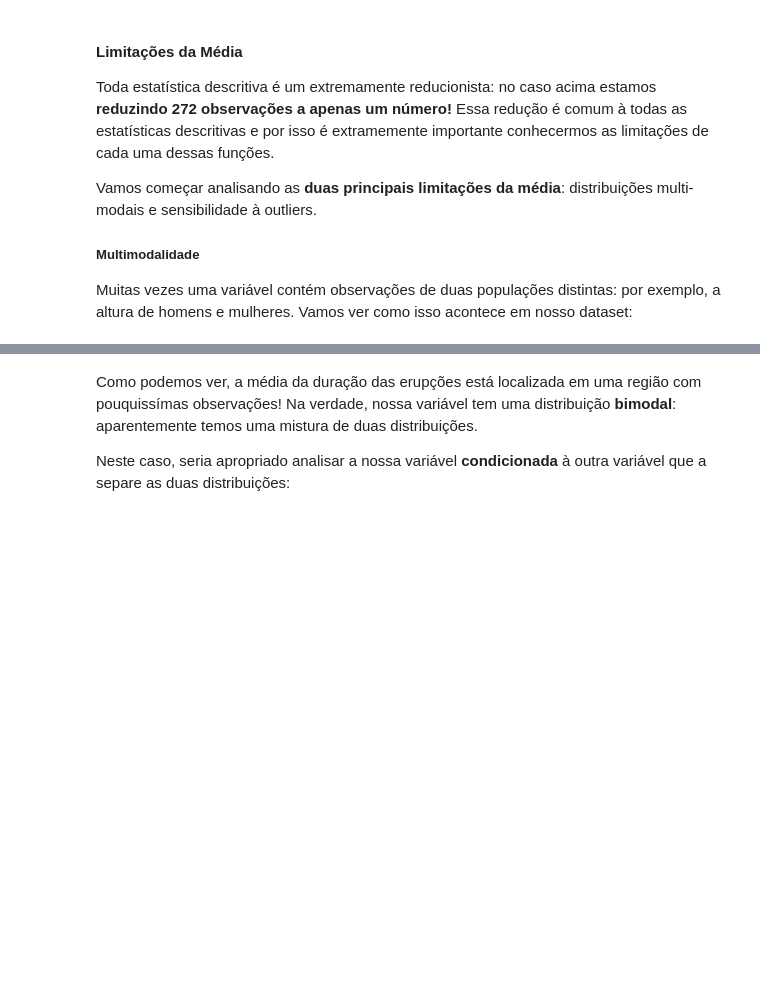
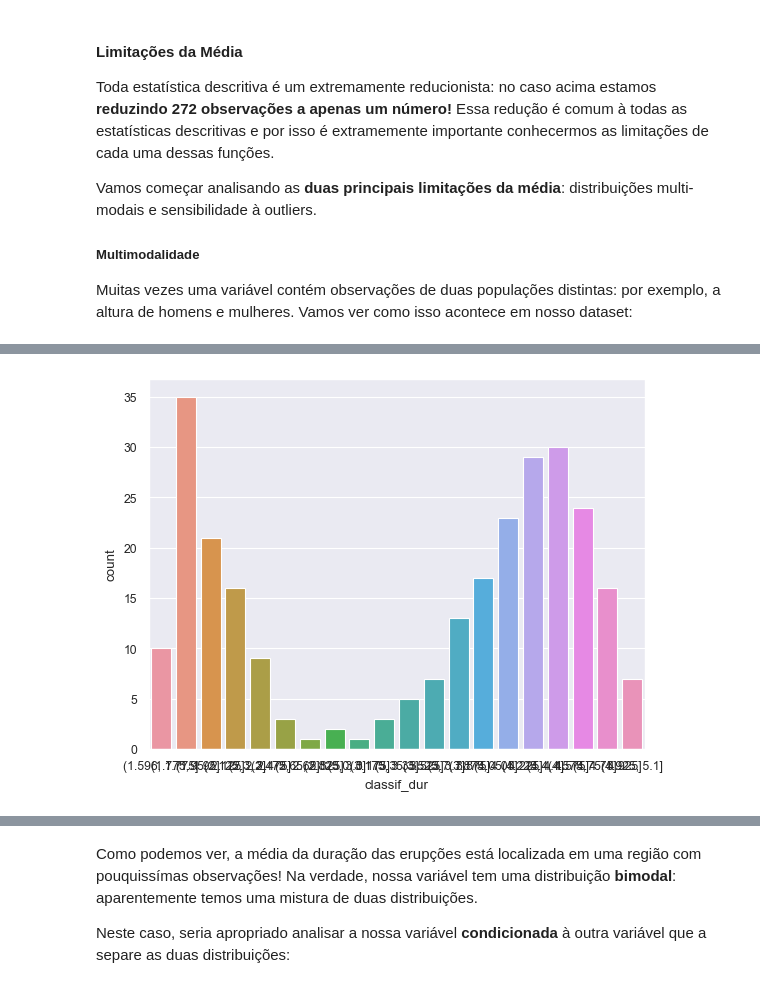
Before and after one commit to sadguilherme/99_PT_JAN2023, a Jupyter notebook: aulas/20230328 Estatísticas Descritivas.ipynb, the cells around one changed output, grey strips where cells are left out. Drawn from its saved outputs; the diff is of its cells as text; code cells hidden in the pictures; blank space fills up the shorter version.

```diff
--- a/aulas/20230328 Estatísticas Descritivas.ipynb
+++ b/aulas/20230328 Estatísticas Descritivas.ipynb
@@ -92,0 +136,6 @@ plt.axvline(tb_geyser['duration'].mean(), color = 'red');
+# %%
+tb_geyser['classif_dur'] = pd.cut(tb_geyser['duration'], 20)
+# %%
+sns.countplot(data = tb_geyser, x = 'classif_dur');
+# %% [output]
+[figure, added]
```
Also changed, not shown: parts of 77 cells of this notebook, 2 other files.
